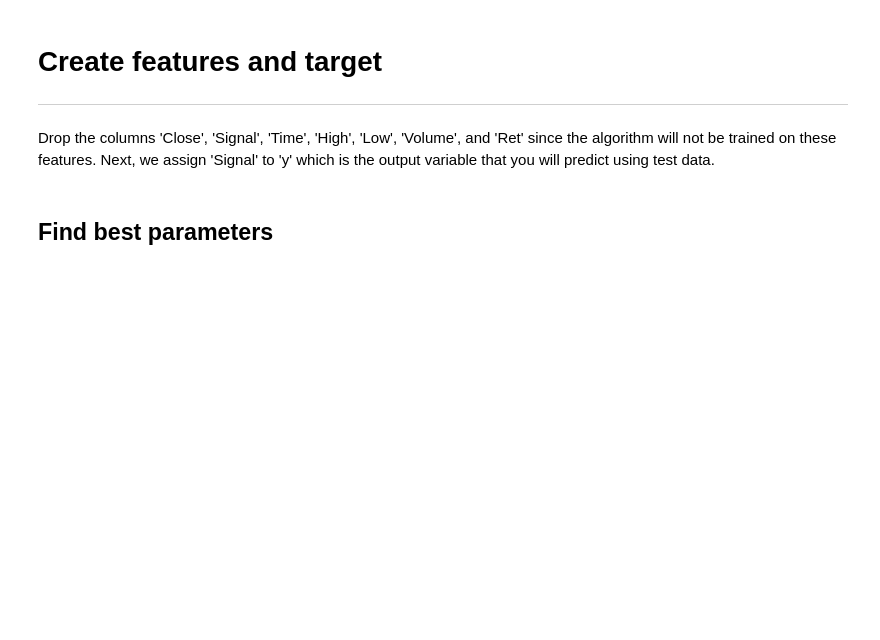
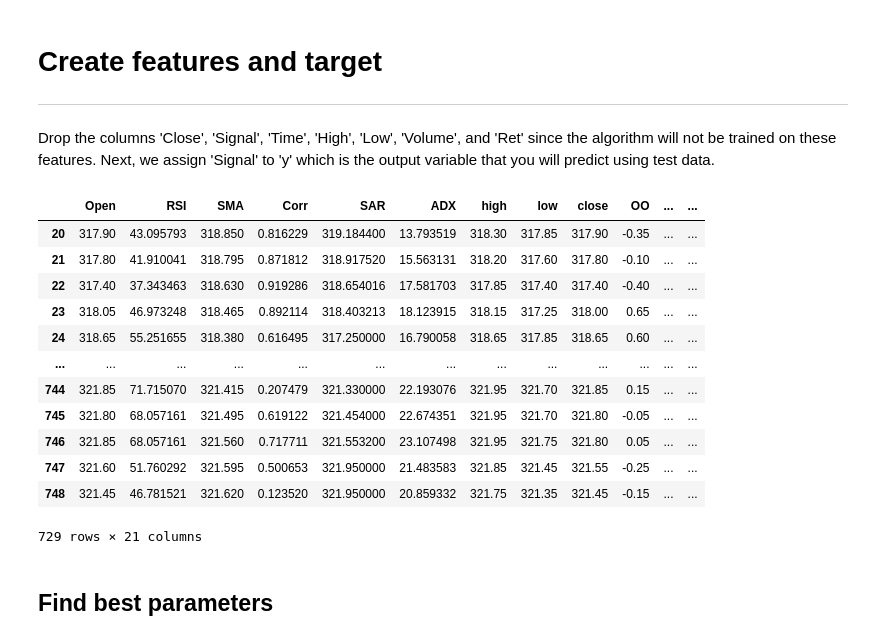
Before and after one commit to kyaiooiayk/ML-AI-DS-4-Finance, a Jupyter notebook: tutorials/strategy/GitHub_MD_rendering/SVM-based buy or sell strategy.ipynb, the cells around one changed output. Saved outputs shown, nothing was run; the diff lists cells and outputs as text; code cells hidden in the pictures; blank space fills up the shorter version.

```diff
--- a/tutorials/strategy/GitHub_MD_rendering/SVM-based buy or sell strategy.ipynb
+++ b/tutorials/strategy/GitHub_MD_rendering/SVM-based buy or sell strategy.ipynb
@@ -213,6 +185,23 @@ X = Df.drop(['Close', 'Signal', 'Time', 'High', 'Low', 'Volume', 'Ret'],axis=1)
 
 # Create a variable which contains all the 'Signal' values
 y = Df['Signal']
+# %%
+# Plot them together
+pd.concat([X,y], axis=1)
+# %% [output]
+|  | Open | RSI | SMA | Corr | SAR | ADX | high | low | close | OO | ... | ... |
+| 20 | 317.90 | 43.095793 | 318.850 | 0.816229 | 319.184400 | 13.793519 | 318.30 | 317.85 | 317.90 | -0.35 | ... | ... |
+| 21 | 317.80 | 41.910041 | 318.795 | 0.871812 | 318.917520 | 15.563131 | 318.20 | 317.60 | 317.80 | -0.10 | ... | ... |
+| 22 | 317.40 | 37.343463 | 318.630 | 0.919286 | 318.654016 | 17.581703 | 317.85 | 317.40 | 317.40 | -0.40 | ... | ... |
+| 23 | 318.05 | 46.973248 | 318.465 | 0.892114 | 318.403213 | 18.123915 | 318.15 | 317.25 | 318.00 | 0.65 | ... | ... |
+| 24 | 318.65 | 55.251655 | 318.380 | 0.616495 | 317.250000 | 16.790058 | 318.65 | 317.85 | 318.65 | 0.60 | ... | ... |
+| ... | ... | ... | ... | ... | ... | ... | ... | ... | ... | ... | ... | ... |
+| 744 | 321.85 | 71.715070 | 321.415 | 0.207479 | 321.330000 | 22.193076 | 321.95 | 321.70 | 321.85 | 0.15 | ... | ... |
+| 745 | 321.80 | 68.057161 | 321.495 | 0.619122 | 321.454000 | 22.674351 | 321.95 | 321.70 | 321.80 | -0.05 | ... | ... |
+| 746 | 321.85 | 68.057161 | 321.560 | 0.717711 | 321.553200 | 23.107498 | 321.95 | 321.75 | 321.80 | 0.05 | ... | ... |
+| 747 | 321.60 | 51.760292 | 321.595 | 0.500653 | 321.950000 | 21.483583 | 321.85 | 321.45 | 321.55 | -0.25 | ... | ... |
+| 748 | 321.45 | 46.781521 | 321.620 | 0.123520 | 321.950000 | 20.859332 | 321.75 | 321.35 | 321.45 | -0.15 | ... | ... |
+729 rows × 21 columns
 # %% [markdown]
 ## Find best parameters
 # %% [markdown]
```
Also changed, not shown: parts of 17 cells of this notebook, 19 other files.
